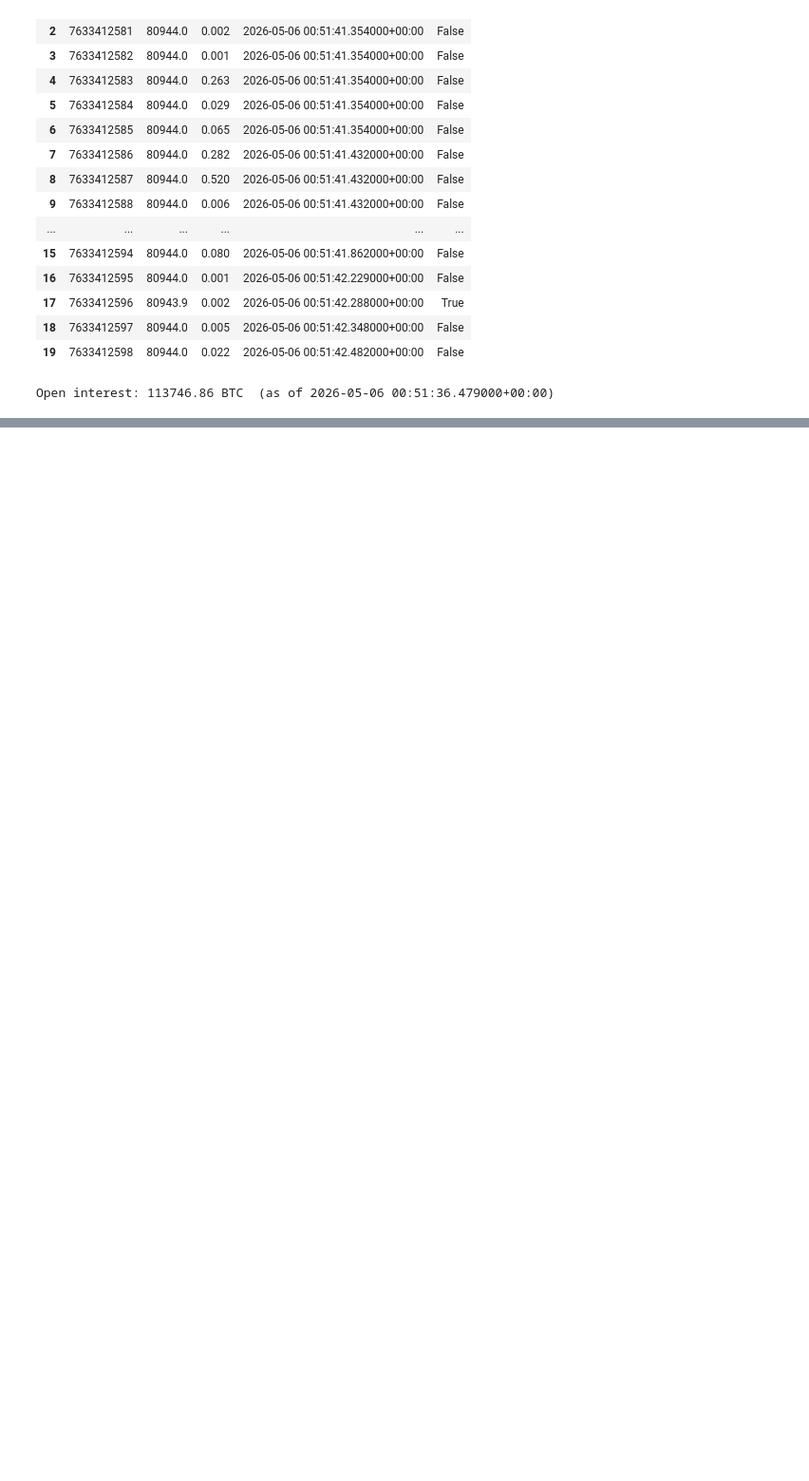
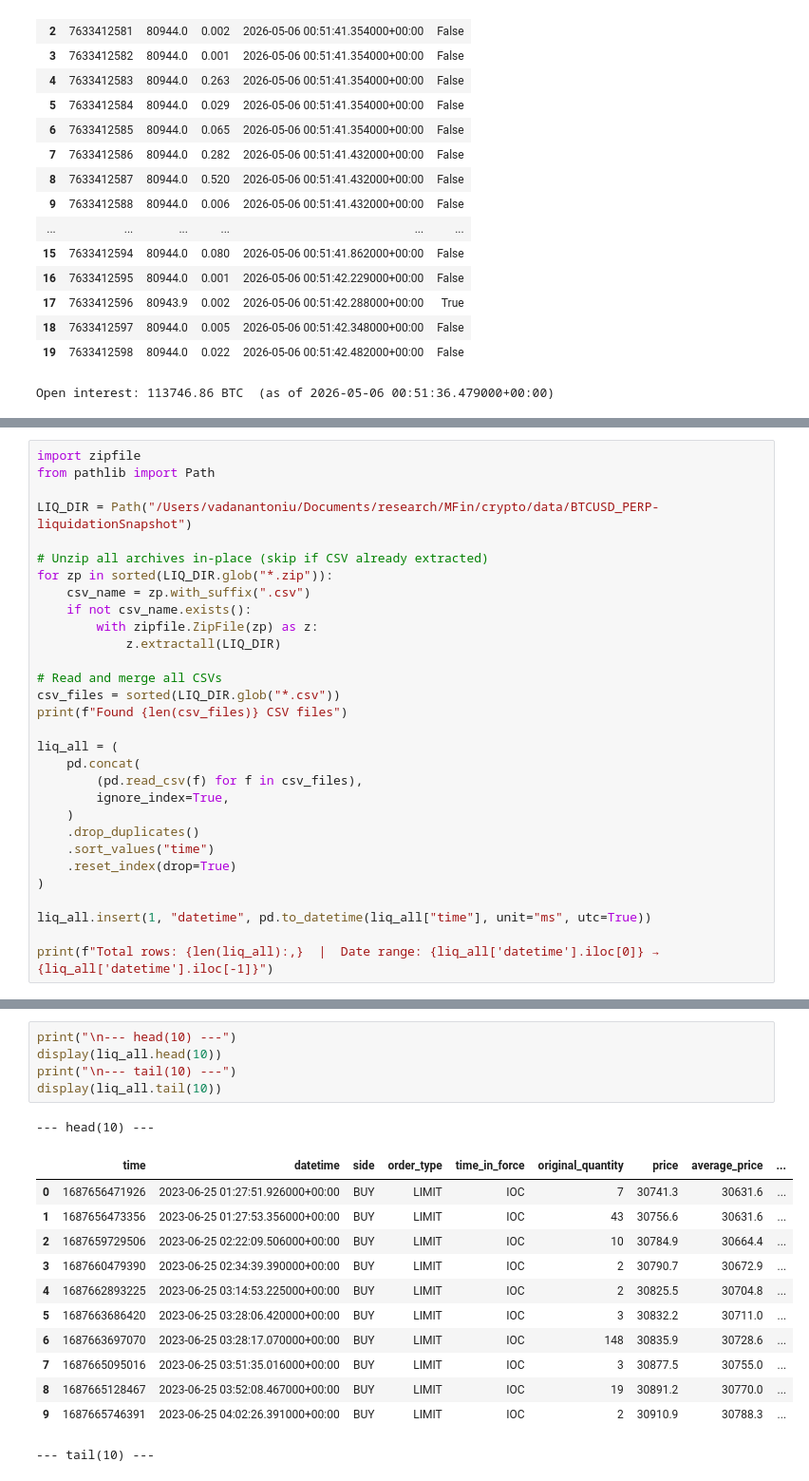
Before and after one commit to antoniuvadan/crypto-research, a Jupyter notebook: data.ipynb, the cells around one changed output, grey strips where cells are left out. Shown at 95% size. Drawn from its saved outputs; the diff is of its cells as text; blank space fills up the shorter version.

Commit message:
unzip all and create csv with all liquidation events

```diff
--- a/data.ipynb
+++ b/data.ipynb
@@ -235,3 +235,33 @@ display(liq_snap_df.tail(5))
 | 47 | 1728882332076 | 2024-10-14 05:05:32.076000+00:00 | SELL | LIMIT | IOC | 44 | 63819.5 | 64070.1 | ... |
 | 48 | 1728882421093 | 2024-10-14 05:07:01.093000+00:00 | SELL | LIMIT | IOC | 12 | 63739.4 | 63963.5 | ... |
 | 49 | 1728883631079 | 2024-10-14 05:27:11.079000+00:00 | SELL | LIMIT | IOC | 1 | 63583.3 | 63889.9 | ... |
+# %%
+import zipfile
+from pathlib import Path
+
+LIQ_DIR = Path("/Users/vadanantoniu/Documents/research/MFin/crypto/data/BTCUSD_PERP-liquidationSnapshot")
+
+# Unzip all archives in-place (skip if CSV already extracted)
+for zp in sorted(LIQ_DIR.glob("*.zip")):
+    csv_name = zp.with_suffix(".csv")
+    if not csv_name.exists():
+        with zipfile.ZipFile(zp) as z:
+            z.extractall(LIQ_DIR)
+
+# Read and merge all CSVs
+csv_files = sorted(LIQ_DIR.glob("*.csv"))
+print(f"Found {len(csv_files)} CSV files")
+
+liq_all = (
+    pd.concat(
+        (pd.read_csv(f) for f in csv_files),
+        ignore_index=True,
+    )
+    .drop_duplicates()
+    .sort_values("time")
+    .reset_index(drop=True)
+)
+
+liq_all.insert(1, "datetime", pd.to_datetime(liq_all["time"], unit="ms", utc=True))
+
+print(f"Total rows: {len(liq_all):,}  |  Date range: {liq_all['datetime'].iloc[0]} → {liq_all['datetime'].iloc[-1]}")
@@ -237,0 +271,19 @@ display(liq_snap_df.tail(5))
+# %%
+print("\n--- head(10) ---")
+display(liq_all.head(10))
+print("\n--- tail(10) ---")
+display(liq_all.tail(10))
+# %% [output]
+--- head(10) ---
+|  | time | datetime | side | order_type | time_in_force | original_quantity | price | average_price | ... |
+| 0 | 1687656471926 | 2023-06-25 01:27:51.926000+00:00 | BUY | LIMIT | IOC | 7 | 30741.3 | 30631.6 | ... |
+| 1 | 1687656473356 | 2023-06-25 01:27:53.356000+00:00 | BUY | LIMIT | IOC | 43 | 30756.6 | 30631.6 | ... |
+| 2 | 1687659729506 | 2023-06-25 02:22:09.506000+00:00 | BUY | LIMIT | IOC | 10 | 30784.9 | 30664.4 | ... |
+| 3 | 1687660479390 | 2023-06-25 02:34:39.390000+00:00 | BUY | LIMIT | IOC | 2 | 30790.7 | 30672.9 | ... |
+| 4 | 1687662893225 | 2023-06-25 03:14:53.225000+00:00 | BUY | LIMIT | IOC | 2 | 30825.5 | 30704.8 | ... |
+| 5 | 1687663686420 | 2023-06-25 03:28:06.420000+00:00 | BUY | LIMIT | IOC | 3 | 30832.2 | 30711.0 | ... |
+| 6 | 1687663697070 | 2023-06-25 03:28:17.070000+00:00 | BUY | LIMIT | IOC | 148 | 30835.9 | 30728.6 | ... |
+| 7 | 1687665095016 | 2023-06-25 03:51:35.016000+00:00 | BUY | LIMIT | IOC | 3 | 30877.5 | 30755.0 | ... |
+| 8 | 1687665128467 | 2023-06-25 03:52:08.467000+00:00 | BUY | LIMIT | IOC | 19 | 30891.2 | 30770.0 | ... |
+| 9 | 1687665746391 | 2023-06-25 04:02:26.391000+00:00 | BUY | LIMIT | IOC | 2 | 30910.9 | 30788.3 | ... |
+--- tail(10) ---
```
Also changed, not shown: parts of 3 cells of this notebook.
